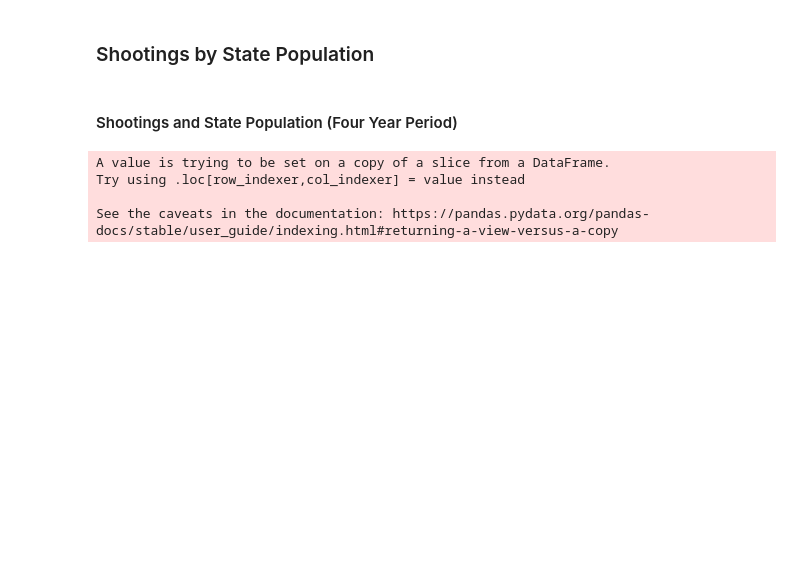
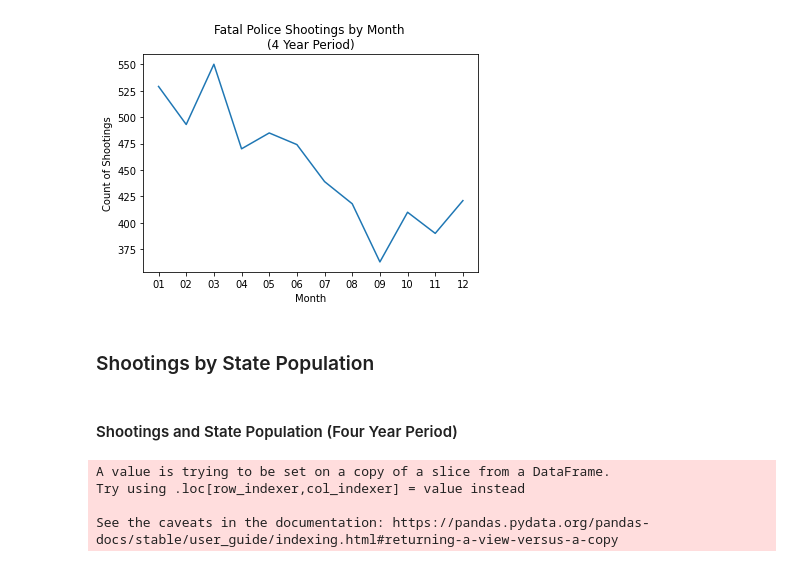
Before and after one commit to szerpa17/fatal-police-shootings, a Jupyter notebook: Analysis_SZ.ipynb, the cells around one changed output. Cells and saved outputs as stored; diff of their text form; code cells hidden in the pictures; blank space fills up the shorter version.

```diff
--- a/Analysis_SZ.ipynb
+++ b/Analysis_SZ.ipynb
@@ -52,0 +77,5 @@ Name: id, dtype: int64
+# %%
+monthly_shootings_df = pd.DataFrame(yearly_shootings.groupby('month')['id'].count())
+monthly_shootings_df
+monthly_shootings_df = monthly_shootings_df.reset_index()
+monthly_shootings_df
@@ -53,3 +96,12 @@ Name: id, dtype: int64
+# %%
+# Plot
+plt.plot(monthly_shootings_df['month'], monthly_shootings_df['id'])
+plt.title('Fatal Police Shootings by Month \n(4 Year Period)')
+plt.xlabel('Month')
+plt.ylabel('Count of Shootings')
+plt.show()
+# %% [output]
+[figure, added]
 # %% [markdown]
 ### Shootings by State Population
 # %% [markdown]
```
Also changed, not shown: parts of 16 cells of this notebook.
